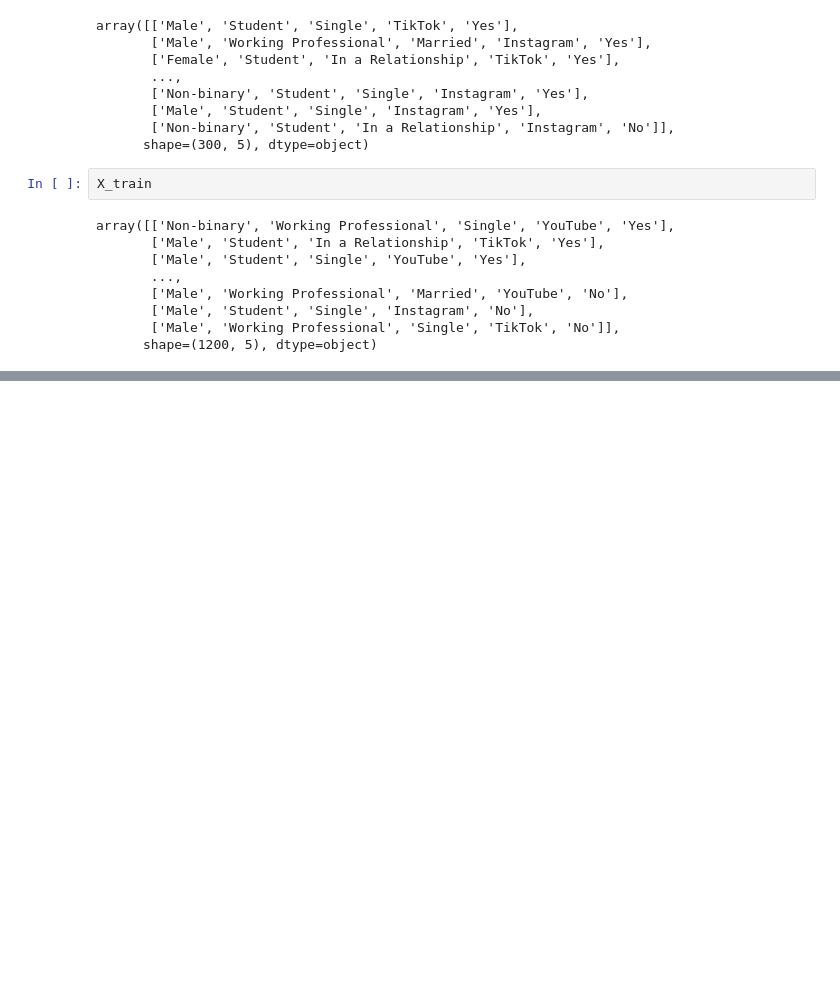
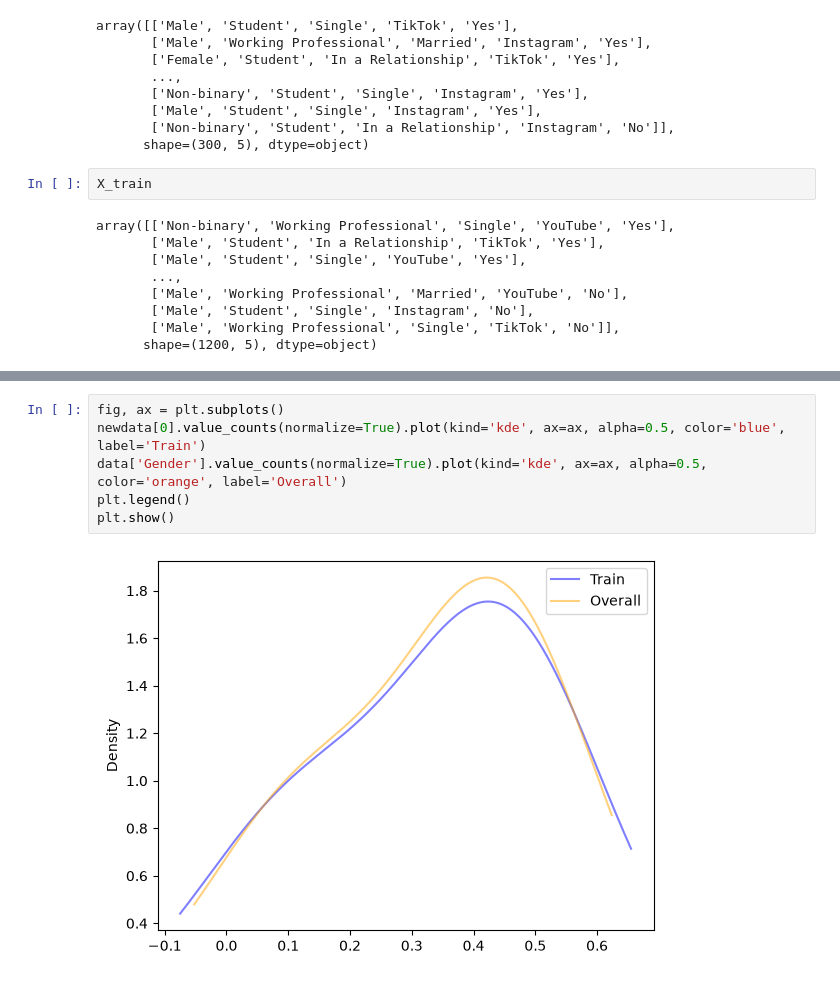
Before and after one commit to sunildhakad2004/Machine_Learning_100Days, a Jupyter notebook: day37-handling-missing-categorical-data.ipynb, the cells around one changed output, grey strips where cells are left out. Drawn from its saved outputs; the diff is of its cells as text; blank space fills up the shorter version.

```diff
--- a/day37-handling-missing-categorical-data.ipynb
+++ b/day37-handling-missing-categorical-data.ipynb
@@ -121,0 +129,8 @@ dtype: int64
+# %%
+fig, ax = plt.subplots()
+newdata[0].value_counts(normalize=True).plot(kind='kde', ax=ax, alpha=0.5, color='blue', label='Train')
+data['Gender'].value_counts(normalize=True).plot(kind='kde', ax=ax, alpha=0.5, color='orange', label='Overall')
+plt.legend()
+plt.show()
+# %% [output]
+[figure, added]
```
Also changed, not shown: parts of 1 cell of this notebook.
